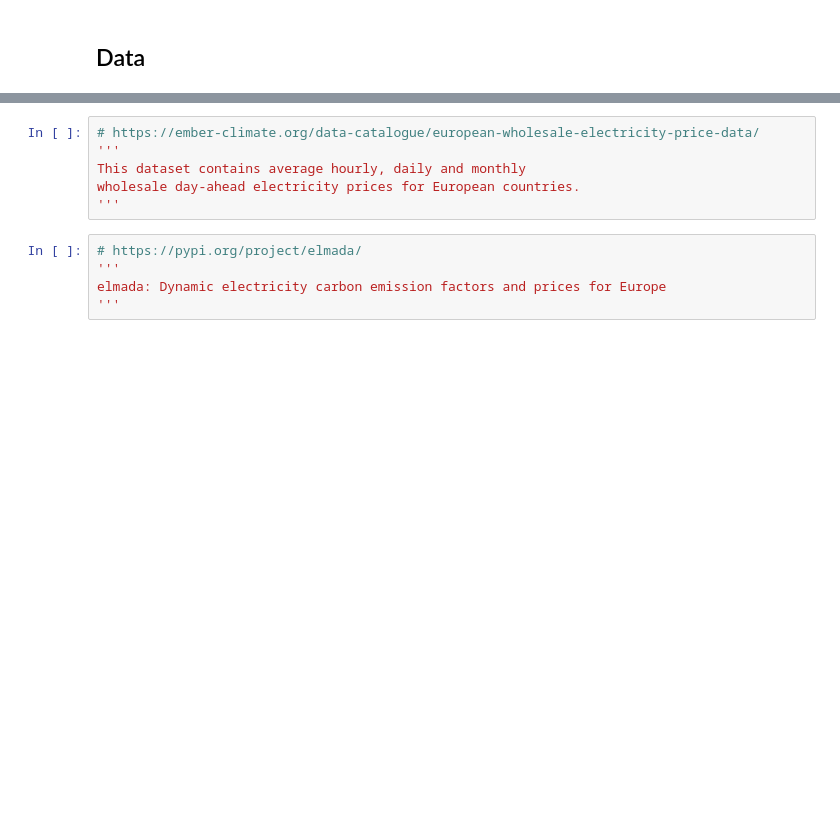
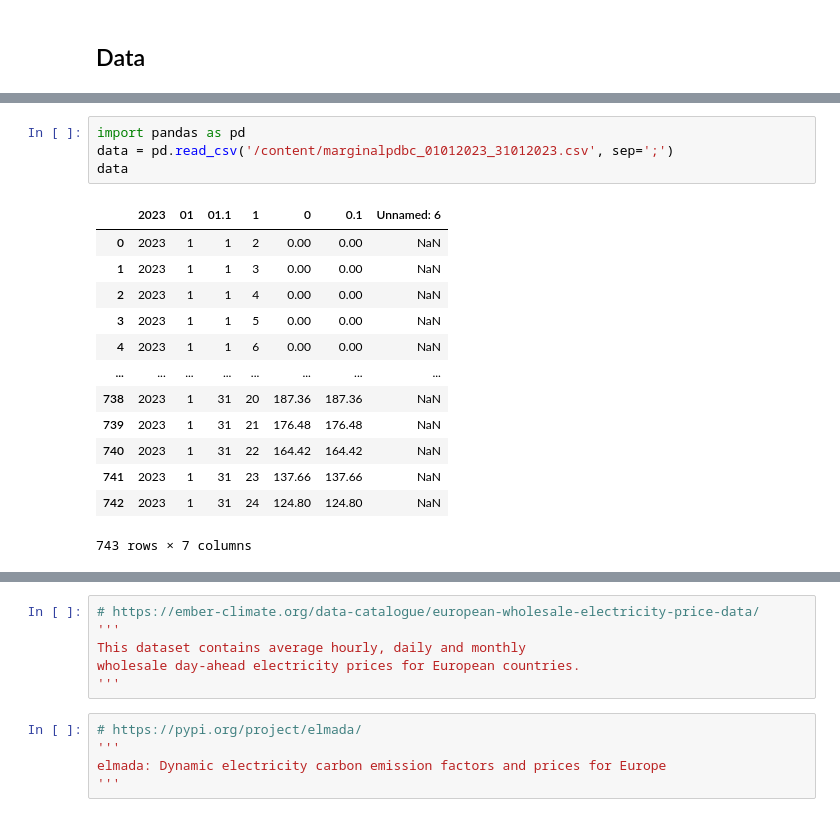
Before and after one commit to mzaoualim/electricity-price-forecasting, a Jupyter notebook: electricity_price_forcasting.ipynb, the cells around one changed output, grey strips where cells are left out. Drawn from its saved outputs; the diff is of its cells as text; blank space fills up the shorter version.

```diff
--- a/electricity_price_forcasting.ipynb
+++ b/electricity_price_forcasting.ipynb
@@ -67,0 +70,18 @@ STRATEGY ==> ARBITRAGE
+# %%
+import pandas as pd
+data = pd.read_csv('/content/marginalpdbc_01012023_31012023.csv', sep=';')
+data
+# %% [output]
+|  | 2023 | 01 | 01.1 | 1 | 0 | 0.1 | Unnamed: 6 |
+| 0 | 2023 | 1 | 1 | 2 | 0.00 | 0.00 | NaN |
+| 1 | 2023 | 1 | 1 | 3 | 0.00 | 0.00 | NaN |
+| 2 | 2023 | 1 | 1 | 4 | 0.00 | 0.00 | NaN |
+| 3 | 2023 | 1 | 1 | 5 | 0.00 | 0.00 | NaN |
+| 4 | 2023 | 1 | 1 | 6 | 0.00 | 0.00 | NaN |
+| ... | ... | ... | ... | ... | ... | ... | ... |
+| 738 | 2023 | 1 | 31 | 20 | 187.36 | 187.36 | NaN |
+| 739 | 2023 | 1 | 31 | 21 | 176.48 | 176.48 | NaN |
+| 740 | 2023 | 1 | 31 | 22 | 164.42 | 164.42 | NaN |
+| 741 | 2023 | 1 | 31 | 23 | 137.66 | 137.66 | NaN |
+| 742 | 2023 | 1 | 31 | 24 | 124.80 | 124.80 | NaN |
+743 rows × 7 columns
```
Also changed, not shown: parts of 22 cells of this notebook.
